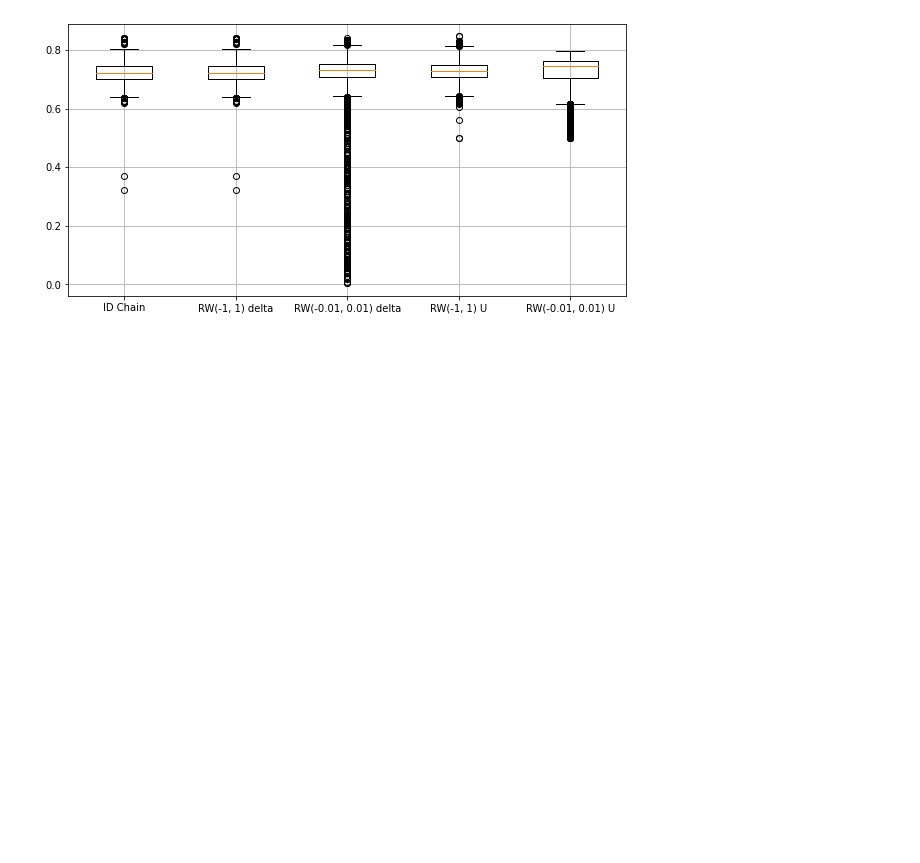
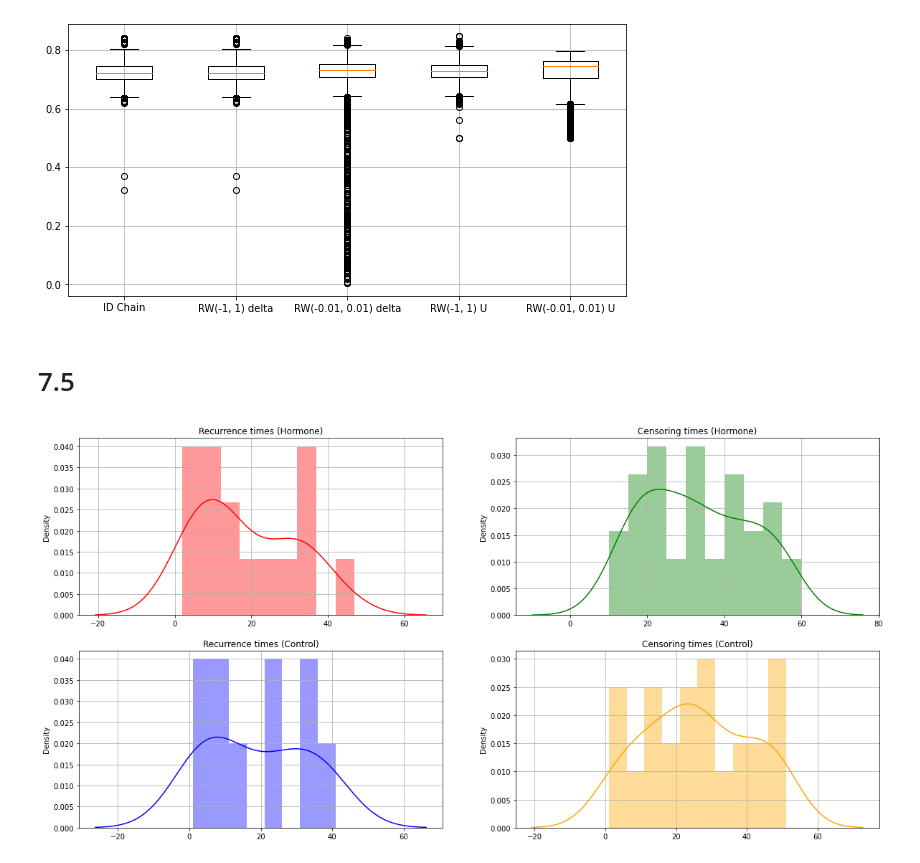
Before and after one commit to cuiyf17/Master-course, a Jupyter notebook: 高等统计计算/作业/homework5/homework5-code.ipynb, the cells around one changed output. Drawn from its saved outputs; the diff is of its cells as text; code cells hidden in the pictures; blank space fills up the shorter version.

```diff
--- a/高等统计计算/作业/homework5/homework5-code.ipynb
+++ b/高等统计计算/作业/homework5/homework5-code.ipynb
@@ -195,3 +195,5 @@ randomwalk_chain_deltaMC4 = mh.RandomWalkChain(mixed_norm_sample, num_iteration
 mh.PlotCompare()
 # %% [output]
 [figure]
+# %% [markdown]
+# 7.5
@@ -197,0 +367,11 @@ mh.PlotCompare()
+# %%
+recu_exp = np.array([2,4,6,9,9,9,13,14,18,23,31,32,33,34,43])
+cens_exp = np.array([10,14,14,16,17,18,18,19,20,20,21,21,23,24,29,29,30,30,31,31,31,33,35,37,40,41,42,42,44,46,48,49,51,53,54,54,55,56])
+recu_con = np.array([1,4,6,7,13,24,25,35,35,39])
+cens_con = np.array([1,1,3,4,5,8,10,11,13,14,14,15,17,19,20,22,24,24,24,25,26,26,26,28,29,29,32,35,38,39,40,41,44,45,47,47,47,50,50,51])
+# %%
+exponential = Exponential(recu_exp, cens_exp, recu_con, cens_con)
+# %%
+exponential.PlotData()
+# %% [output]
+[figure, added]
```
Also changed, not shown: parts of 6 cells of this notebook, 1 other file.
